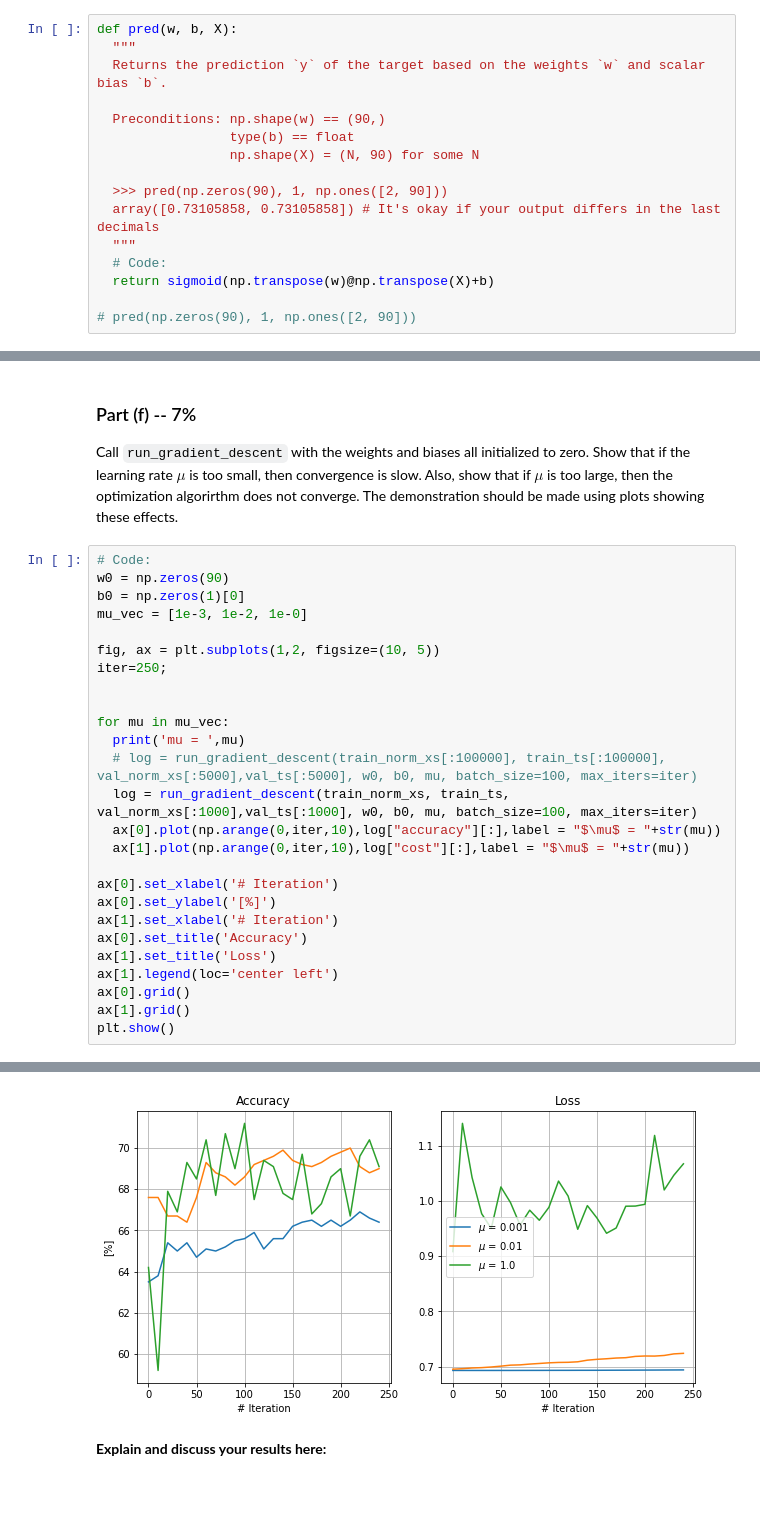
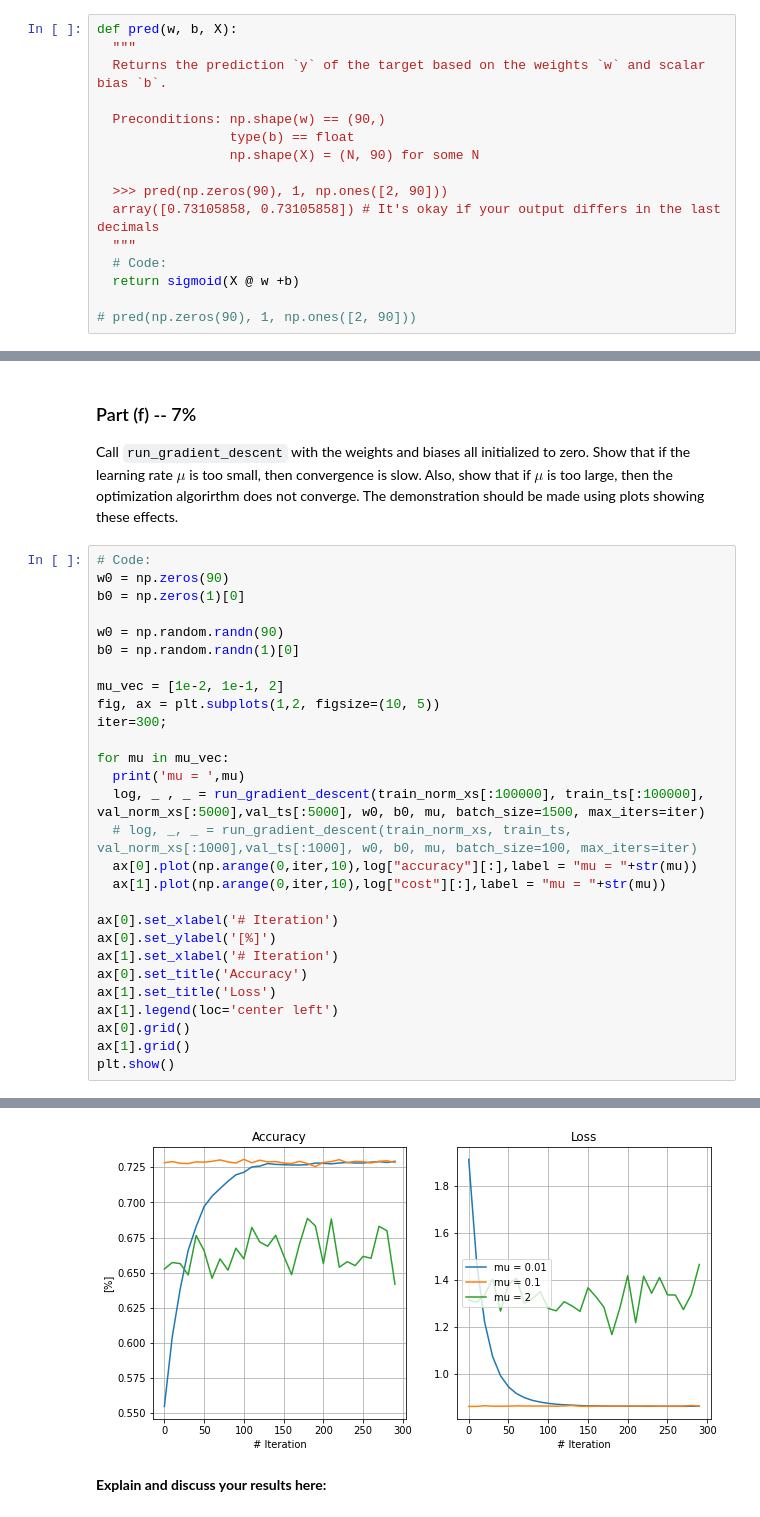
Before and after one commit to yonatandn/IDL, a Jupyter notebook: Assignment1_group58.ipynb, the cells around one changed output, grey strips where cells are left out. Cells and saved outputs as stored; diff of their text form.

```diff
--- a/Assignment1_group58.ipynb
+++ b/Assignment1_group58.ipynb
@@ -213,7 +213,7 @@ def pred(w, b, X):
   array([0.73105858, 0.73105858]) # It's okay if your output differs in the last decimals
   """
   # Code:
-  return sigmoid(np.transpose(w)@np.transpose(X)+b)
+  return sigmoid(X @ w +b)
 
 # pred(np.zeros(90), 1, np.ones([2, 90]))
 # %% [markdown]
@@ -413,18 +414,20 @@ Also, show that if $\mu$ is too large, then the optimization algorirthm does not
 # Code:
 w0 = np.zeros(90)
 b0 = np.zeros(1)[0]
-mu_vec = [1e-3, 1e-2, 1e-0]
 
+w0 = np.random.randn(90)
+b0 = np.random.randn(1)[0]
+
+mu_vec = [1e-2, 1e-1, 2]
 fig, ax = plt.subplots(1,2, figsize=(10, 5))
-iter=250;
-
+iter=300;
 
 for mu in mu_vec:
   print('mu = ',mu)
-  # log = run_gradient_descent(train_norm_xs[:100000], train_ts[:100000], val_norm_xs[:5000],val_ts[:5000], w0, b0, mu, batch_size=100, max_iters=iter)
-  log = run_gradient_descent(train_norm_xs, train_ts, val_norm_xs[:1000],val_ts[:1000], w0, b0, mu, batch_size=100, max_iters=iter)
-  ax[0].plot(np.arange(0,iter,10),log["accuracy"][:],label = "$\mu$ = "+str(mu))
-  ax[1].plot(np.arange(0,iter,10),log["cost"][:],label = "$\mu$ = "+str(mu))
+  log, _ , _ = run_gradient_descent(train_norm_xs[:100000], train_ts[:100000], val_norm_xs[:5000],val_ts[:5000], w0, b0, mu, batch_size=1500, max_iters=iter)
+  # log, _, _ = run_gradient_descent(train_norm_xs, train_ts, val_norm_xs[:1000],val_ts[:1000], w0, b0, mu, batch_size=100, max_iters=iter)
+  ax[0].plot(np.arange(0,iter,10),log["accuracy"][:],label = "mu = "+str(mu))
+  ax[1].plot(np.arange(0,iter,10),log["cost"][:],label = "mu = "+str(mu))
 
 ax[0].set_xlabel('# Iteration')
 ax[0].set_ylabel('[%]')
@@ -456,4 +459,4 @@ Iter 250. [Val Acc 69%, Loss 1.067434]
-[figure, old version]
+[figure, new version]
 # %% [markdown]
 **Explain and discuss your results here:**
 # %% [markdown]
```
Also changed, not shown: parts of 4 cells of this notebook.
